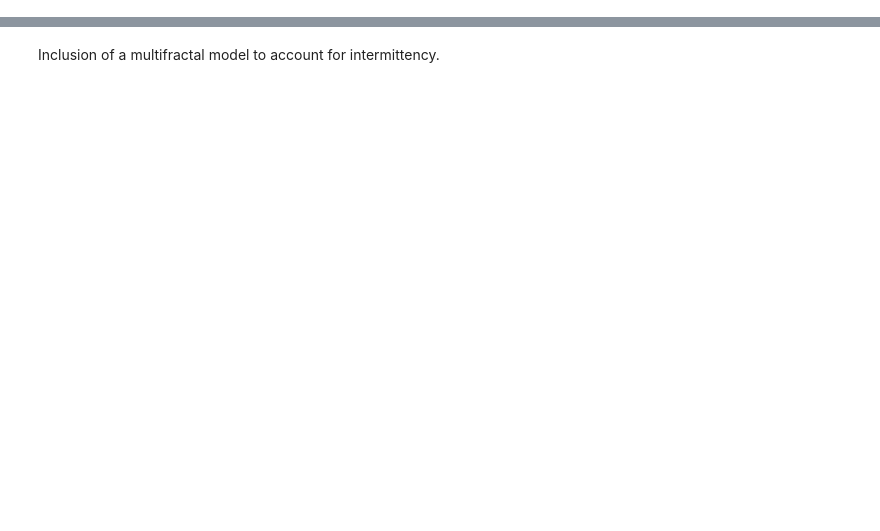
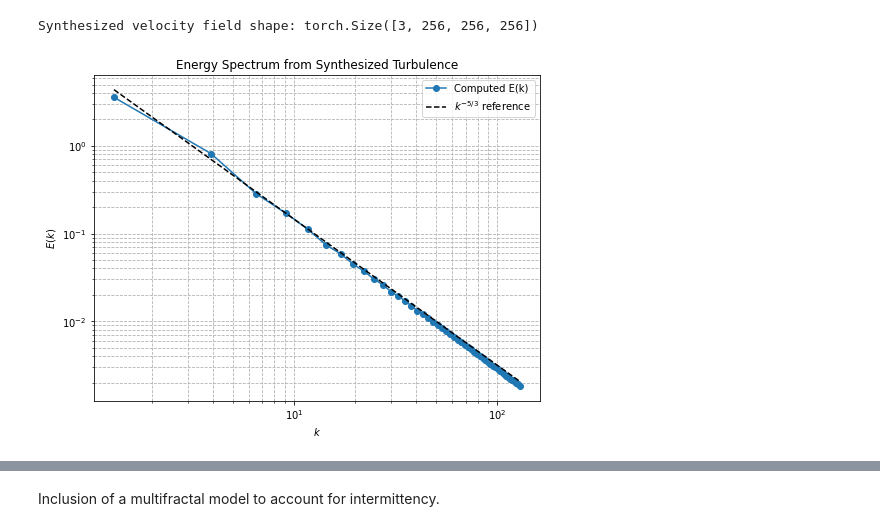
Before and after one commit to stefanopisoni/TN_Turbulence, a Jupyter notebook: Synthetic_turbulence.ipynb, the cells around one changed output, grey strips where cells are left out. Drawn from its saved outputs; the diff is of its cells as text; code cells hidden in the pictures; blank space fills up the shorter version.

```diff
--- a/Synthetic_turbulence.ipynb
+++ b/Synthetic_turbulence.ipynb
@@ -6,7 +6,7 @@ import matplotlib.pyplot as plt
 
 # --- Parameters and Device Setup ---
 device = torch.device("cpu")  # change to "cuda" if you have a GPU
-N = 512                     # Number of grid points per dimension
+N = 256                     # Number of grid points per dimension
 L = 2 * np.pi               # Domain length, so domain is [0, 2*pi]^3
 dx = L / N                  # Grid spacing
 
@@ -76,33 +76,36 @@ kmag_flat = kmag.cpu().numpy().flatten()
 energy_flat = energy_modes.cpu().numpy().flatten()
 
 # Define bins in k (spherical shells)
 num_bins = 50
 k_min = kmag_flat[kmag_flat > 0].min()  # exclude zero to avoid log(0)
 k_max = kmag_flat.max()/1.7
 bins = np.linspace(0.0, k_max, num_bins+1)  # num_bins bins
 bin_centers = 0.5 * (bins[:-1] + bins[1:])
 delta_k = bins[1:] - bins[:-1]
 
 # Bin the energy using np.histogram with weights:
 bin_energy, _ = np.histogram(kmag_flat, bins=bins, weights=energy_flat)
 # Normalize by the bin width to obtain an estimate of the energy density E(k)
 E_k = bin_energy / delta_k
 
 # --- Step 6: Plotting the Spectrum on a Log-Log Scale ---
 plt.figure(figsize=(8, 6))
 plt.loglog(bin_centers, E_k, 'o-', label='Computed E(k)')
 
 # Optionally, plot a reference line with a slope of -5/3
 # We choose an arbitrary constant to align the reference line with the computed data.
 ref_const = E_k[3] * (bin_centers[3]**(5/3))
 plt.loglog(bin_centers, ref_const * bin_centers**(-5/3), 'k--', label=r'$k^{-5/3}$ reference')
 
 plt.xlabel(r'$k$')
 plt.ylabel(r'$E(k)$')
 plt.title('Energy Spectrum from Synthesized Turbulence')
 plt.legend()
 plt.grid(True, which="both", ls="--")
 plt.show()
+# %% [output]
+Synthesized velocity field shape: torch.Size([3, 256, 256, 256])
+[figure, added]
 # %%
 import numpy as np
 import matplotlib.pyplot as plt
```
Also changed, not shown: parts of 2 cells of this notebook, 2 other files.
